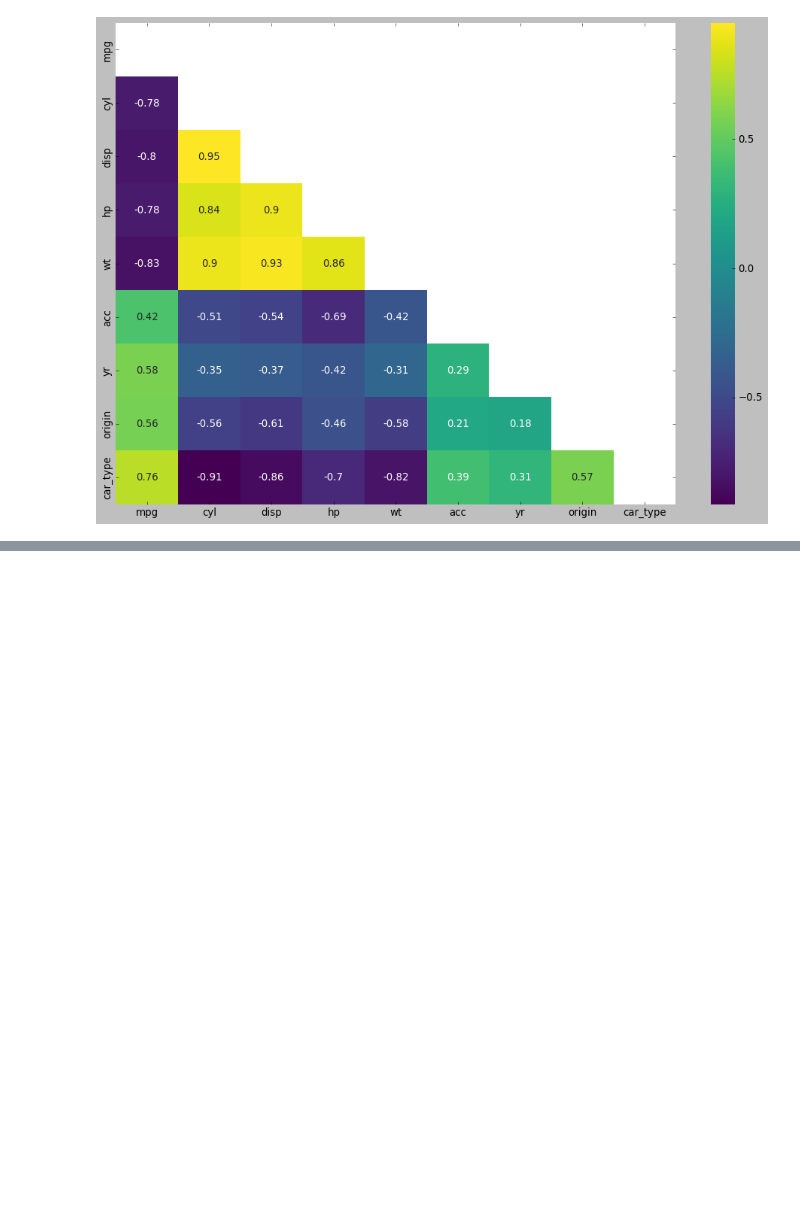
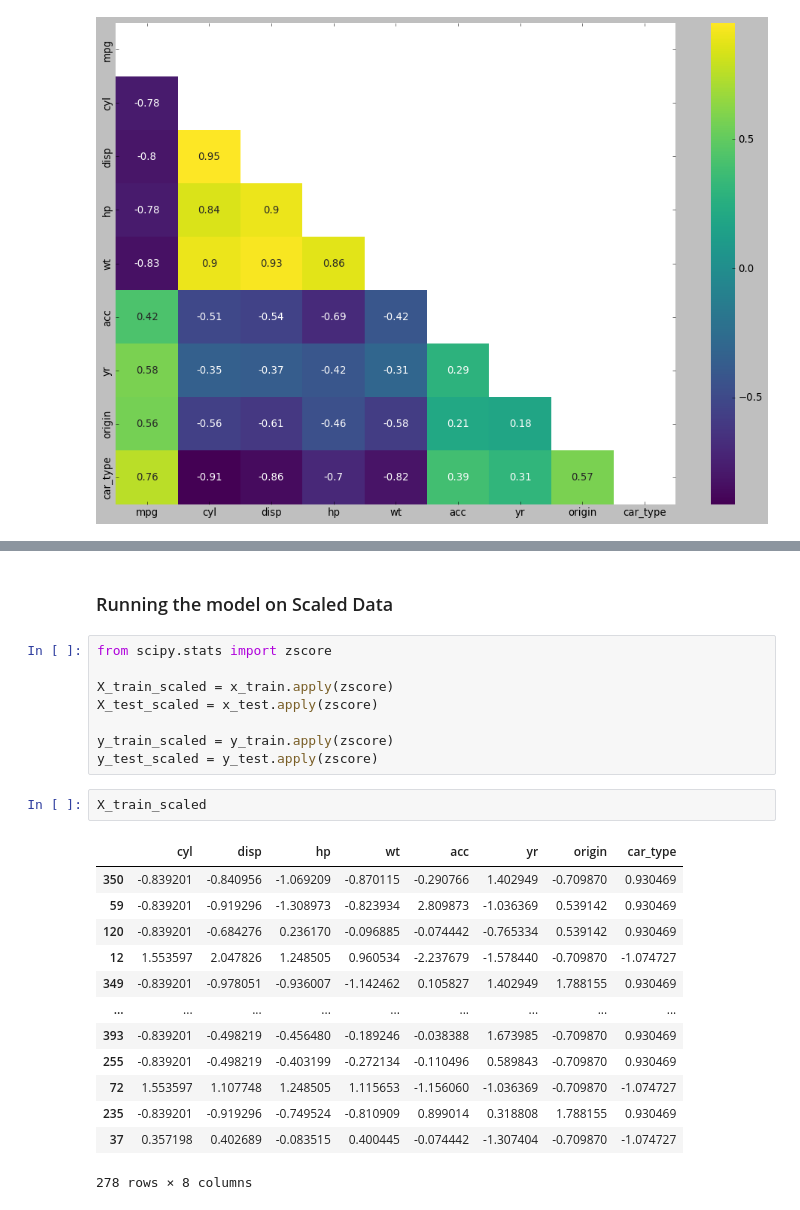
Before and after one commit to HitenDewangan/DataScience-AIML, a Jupyter notebook: Machine Learning/Regression.ipynb, the cells around one changed output, grey strips where cells are left out. Saved outputs shown, nothing was run; the diff lists cells and outputs as text; blank space fills up the shorter version.

```diff
--- a/Machine Learning/Regression.ipynb
+++ b/Machine Learning/Regression.ipynb
@@ -192,0 +401,26 @@ sns.heatmap(corr_mat, annot=True, cmap="viridis", mask = mask_ut)
+# %% [markdown]
+### Running the model on Scaled Data
+# %%
+from scipy.stats import zscore
+
+X_train_scaled = x_train.apply(zscore)
+X_test_scaled = x_test.apply(zscore)
+
+y_train_scaled = y_train.apply(zscore)
+y_test_scaled = y_test.apply(zscore)
+# %%
+X_train_scaled
+# %% [output]
+|  | cyl | disp | hp | wt | acc | yr | origin | car_type |
+| 350 | -0.839201 | -0.840956 | -1.069209 | -0.870115 | -0.290766 | 1.402949 | -0.709870 | 0.930469 |
+| 59 | -0.839201 | -0.919296 | -1.308973 | -0.823934 | 2.809873 | -1.036369 | 0.539142 | 0.930469 |
+| 120 | -0.839201 | -0.684276 | 0.236170 | -0.096885 | -0.074442 | -0.765334 | 0.539142 | 0.930469 |
+| 12 | 1.553597 | 2.047826 | 1.248505 | 0.960534 | -2.237679 | -1.578440 | -0.709870 | -1.074727 |
+| 349 | -0.839201 | -0.978051 | -0.936007 | -1.142462 | 0.105827 | 1.402949 | 1.788155 | 0.930469 |
+| ... | ... | ... | ... | ... | ... | ... | ... | ... |
+| 393 | -0.839201 | -0.498219 | -0.456480 | -0.189246 | -0.038388 | 1.673985 | -0.709870 | 0.930469 |
+| 255 | -0.839201 | -0.498219 | -0.403199 | -0.272134 | -0.110496 | 0.589843 | -0.709870 | 0.930469 |
+| 72 | 1.553597 | 1.107748 | 1.248505 | 1.115653 | -1.156060 | -1.036369 | -0.709870 | -1.074727 |
+| 235 | -0.839201 | -0.919296 | -0.749524 | -0.810909 | 0.899014 | 0.318808 | 1.788155 | 0.930469 |
+| 37 | 0.357198 | 0.402689 | -0.083515 | 0.400445 | -0.074442 | -1.307404 | -0.709870 | -1.074727 |
+278 rows × 8 columns
```
Also changed, not shown: parts of 66 cells of this notebook, 1 other file.
